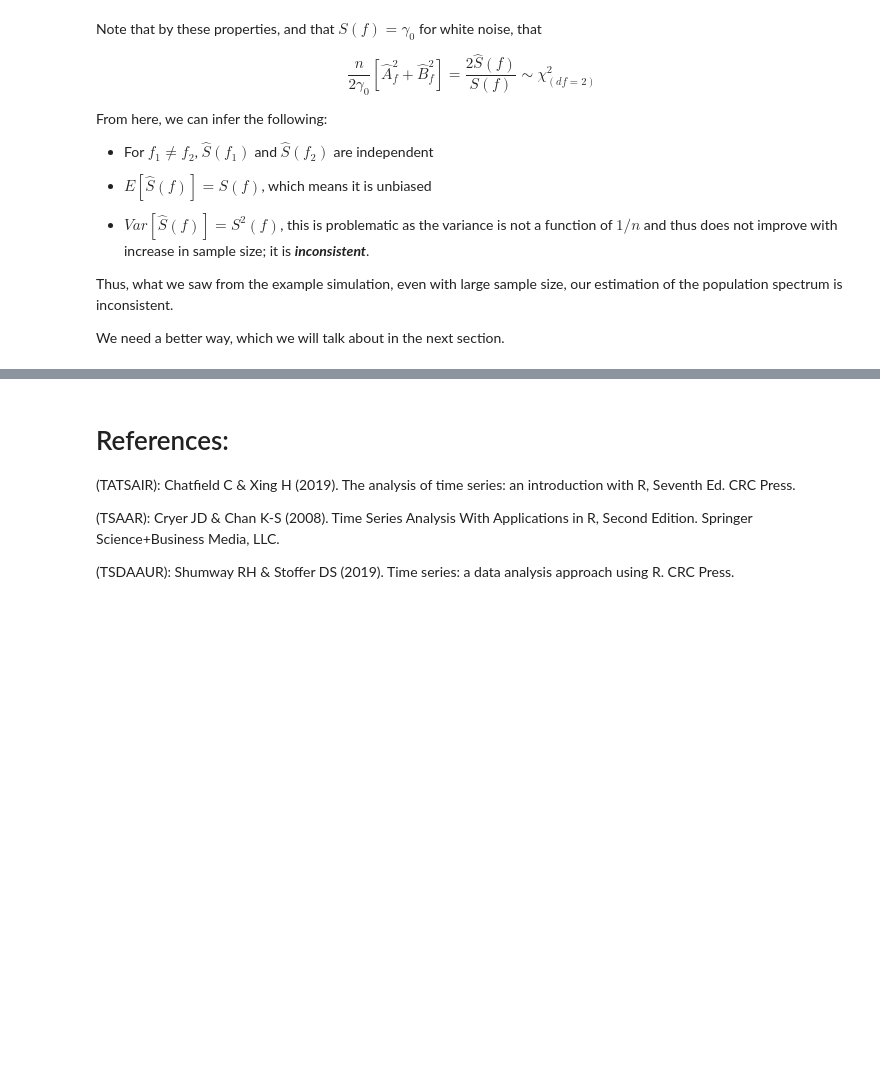
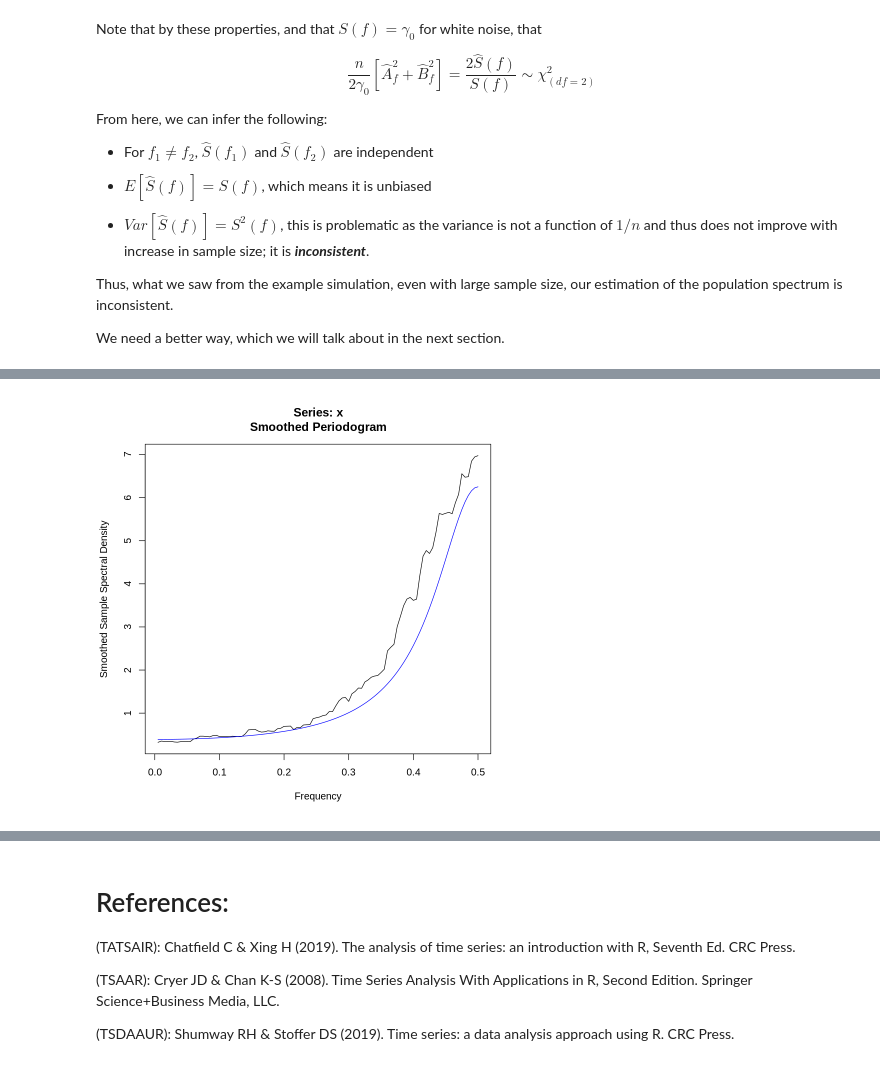
Before and after one commit to pacayton/Stat_268_Advanced_Time_Series_Analysis, a Jupyter notebook: Stat_268_Week_3_4_Freq_Domain_Spectral_Analysis.ipynb, the cells around one changed output, grey strips where cells are left out. Saved outputs shown, nothing was run; the diff lists cells and outputs as text; code cells hidden in the pictures; blank space fills up the shorter version.

```diff
--- a/Stat_268_Week_3_4_Freq_Domain_Spectral_Analysis.ipynb
+++ b/Stat_268_Week_3_4_Freq_Domain_Spectral_Analysis.ipynb
@@ -888,0 +959,12 @@ We need a better way, which we will talk about in the next section.
+# %%
+## Continuation of the Example of a Smoothed Spectra with a simulated AR(1) process
+## Now, the Daniell window is increased
+
+k <- kernel('daniell',m=15) ## set kernel definition
+
+sp <- TSA::spec(y,kernel=k,log='no',sub='',xlab='Frequency', ylab='Smoothed Sample Spectral Density')
+## Estimate the spectrum of the data
+
+lines(sp$freq,ARMAspec(model=list(ar=phi),freq=sp$freq,plot=F)$spec,col = "blue") ## add theoretical spectral density
+# %% [output]
+[figure, added]
```
Also changed, not shown: parts of 10 cells of this notebook.
